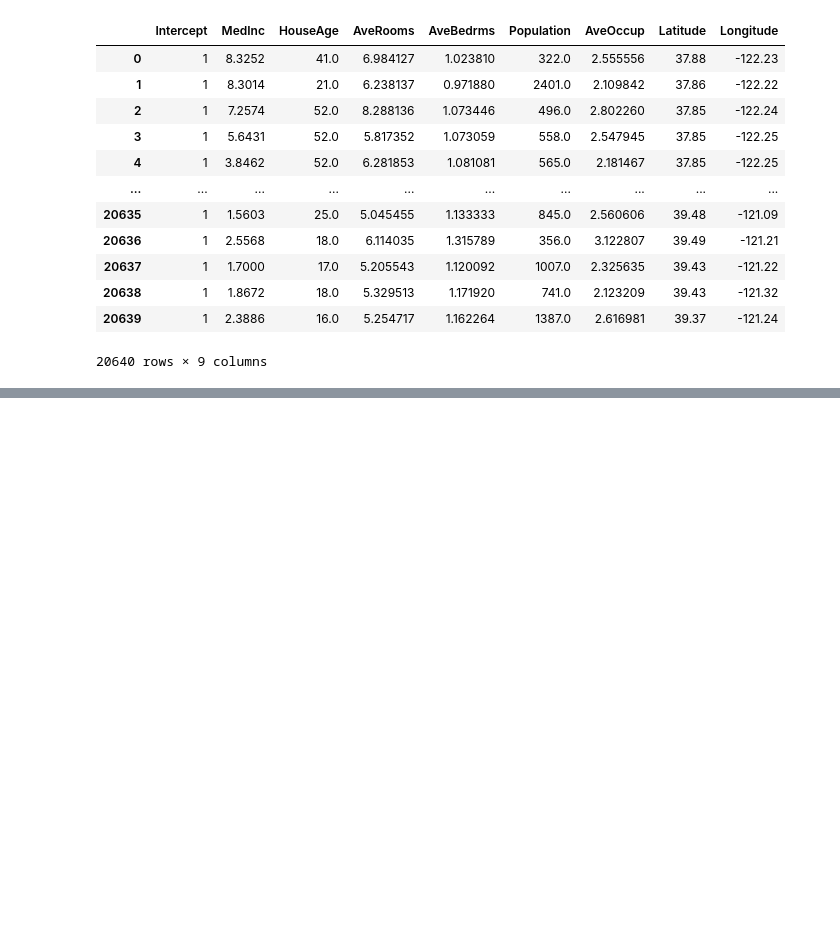
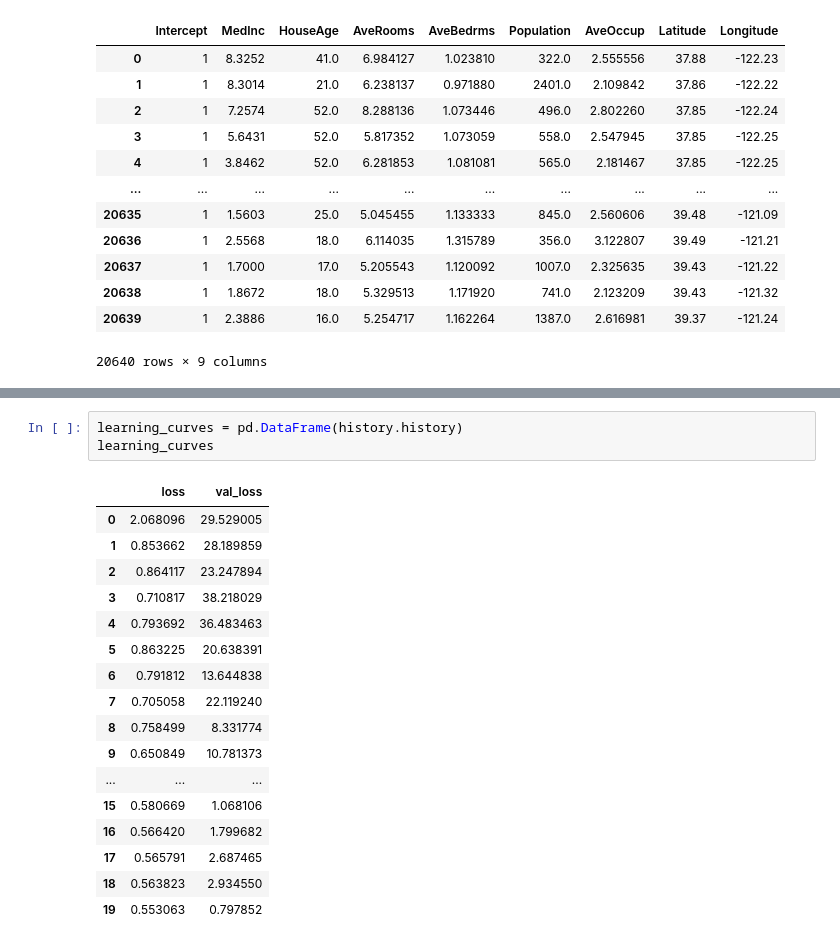
Before and after one commit to Daniels1610/DL008-Dagraz, a Jupyter notebook: E02.ipynb, the cells around one changed output, grey strips where cells are left out. Drawn from its saved outputs; the diff is of its cells as text; blank space fills up the shorter version.

```diff
--- a/E02.ipynb
+++ b/E02.ipynb
@@ -786,0 +595,21 @@ df_features
+# %%
+learning_curves = pd.DataFrame(history.history)
+learning_curves
+# %% [output]
+|  | loss | val_loss |
+| 0 | 2.068096 | 29.529005 |
+| 1 | 0.853662 | 28.189859 |
+| 2 | 0.864117 | 23.247894 |
+| 3 | 0.710817 | 38.218029 |
+| 4 | 0.793692 | 36.483463 |
+| 5 | 0.863225 | 20.638391 |
+| 6 | 0.791812 | 13.644838 |
+| 7 | 0.705058 | 22.119240 |
+| 8 | 0.758499 | 8.331774 |
+| 9 | 0.650849 | 10.781373 |
+| ... | ... | ... |
+| 15 | 0.580669 | 1.068106 |
+| 16 | 0.566420 | 1.799682 |
+| 17 | 0.565791 | 2.687465 |
+| 18 | 0.563823 | 2.934550 |
+| 19 | 0.553063 | 0.797852 |
```
Also changed, not shown: parts of 76 cells of this notebook, 3 other files.
